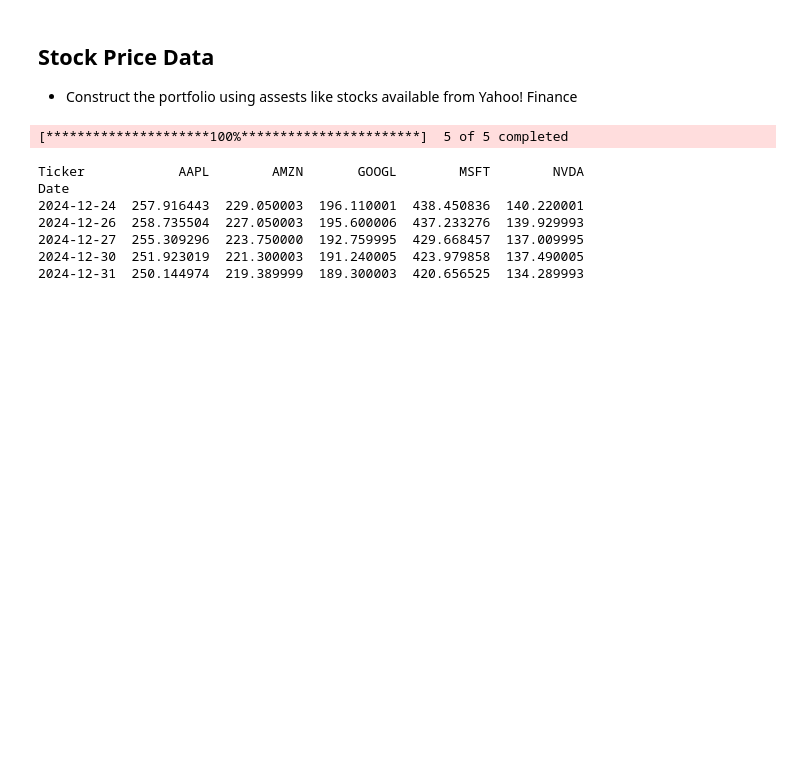
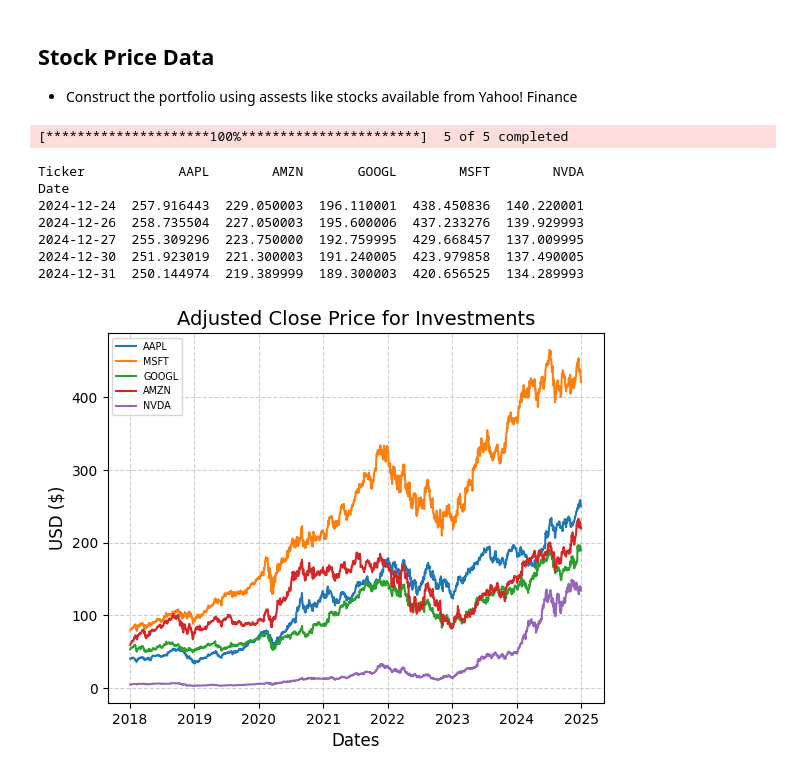
Before and after one commit to njbabani/portfolio-optimisation, a Jupyter notebook: notebooks/main.ipynb, the cells around one changed output. Cells and saved outputs as stored; diff of their text form; code cells hidden in the pictures; blank space fills up the shorter version.

Commit message:
feat: added some plots to visualise adj close price for investments

```diff
--- a/notebooks/main.ipynb
+++ b/notebooks/main.ipynb
@@ -22,30 +23,43 @@ import yfinance as yf
 # Define stock tickers
 tickers = [
     "AAPL",     # Apple
     "MSFT",     # Microsoft
     "GOOGL",    # Google
     "AMZN",     # Amazon
     "NVDA",     # Nvidia
 ]
 
 # Define the start and end dates (YYYY-MM-DD)
 start_date = "2018-01-01"
 end_date = "2025-01-01"
 
 # Import the stock data
 stock_data = yf.download(tickers=tickers, start=start_date, end=end_date, auto_adjust=False)
 
 # Obtain the Adjusted Close prices
 stock_data = stock_data["Adj Close"]
 
 # Visualise the dataset
 print(stock_data.tail())
+
+# Plot the data
+for ticker in tickers:
+    plt.plot(stock_data.index, stock_data[ticker], label=ticker)
+
+# Format the plot
+plt.title('Adjusted Close Price for Investments', fontsize=14)
+plt.ylabel('USD ($)', fontsize=12)
+plt.xlabel('Dates', fontsize=12)
+plt.legend(fontsize='x-small')
+plt.grid(True, linestyle='--', alpha=0.6)
+plt.show()
 # %% [output]
 [*********************100%***********************]  5 of 5 completed
 Ticker            AAPL        AMZN       GOOGL        MSFT        NVDA
 Date
 2024-12-24  257.916443  229.050003  196.110001  438.450836  140.220001
 2024-12-26  258.735504  227.050003  195.600006  437.233276  139.929993
 2024-12-27  255.309296  223.750000  192.759995  429.668457  137.009995
 2024-12-30  251.923019  221.300003  191.240005  423.979858  137.490005
 2024-12-31  250.144974  219.389999  189.300003  420.656525  134.289993
+[figure, added]
```
Also changed, not shown: parts of 1 cell of this notebook.
